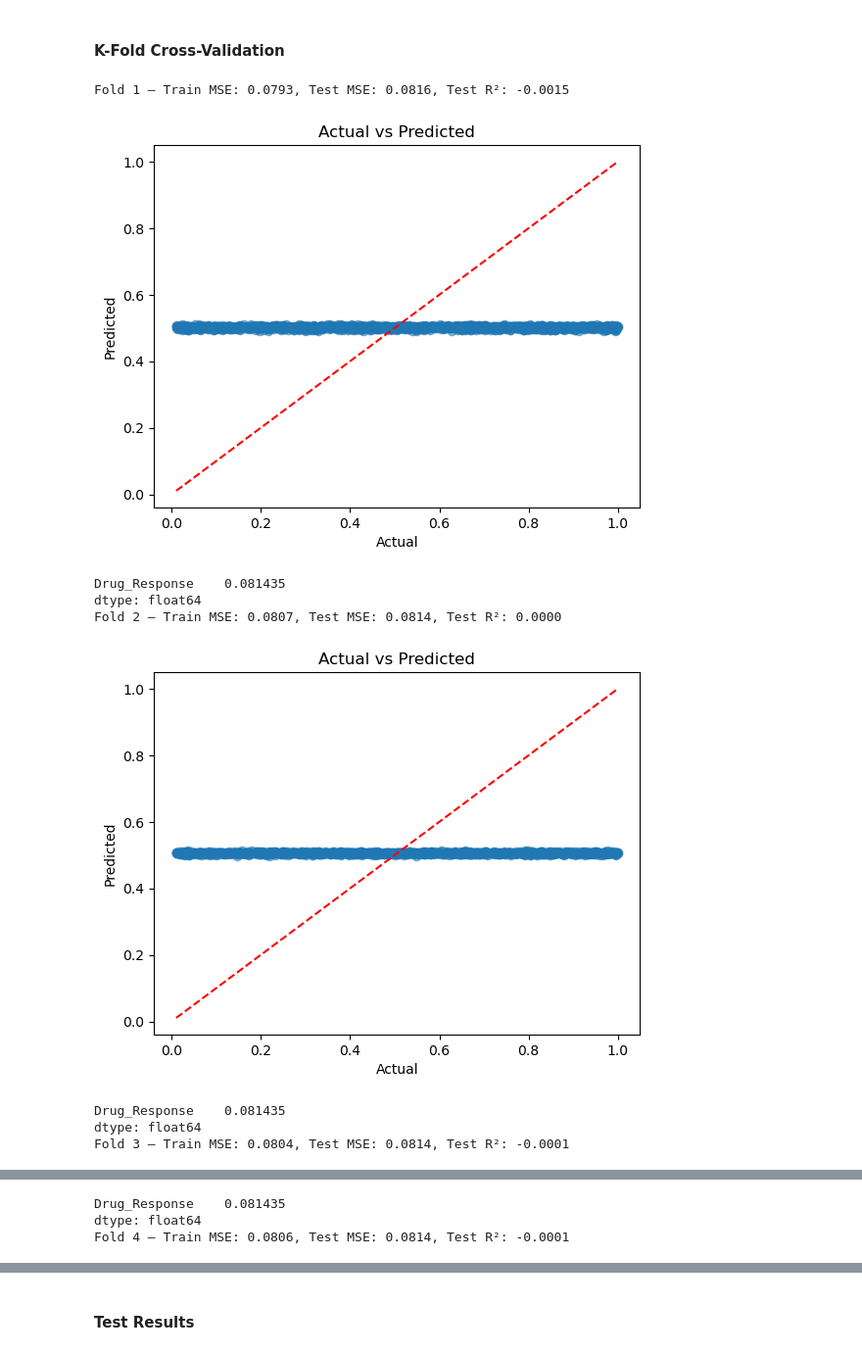
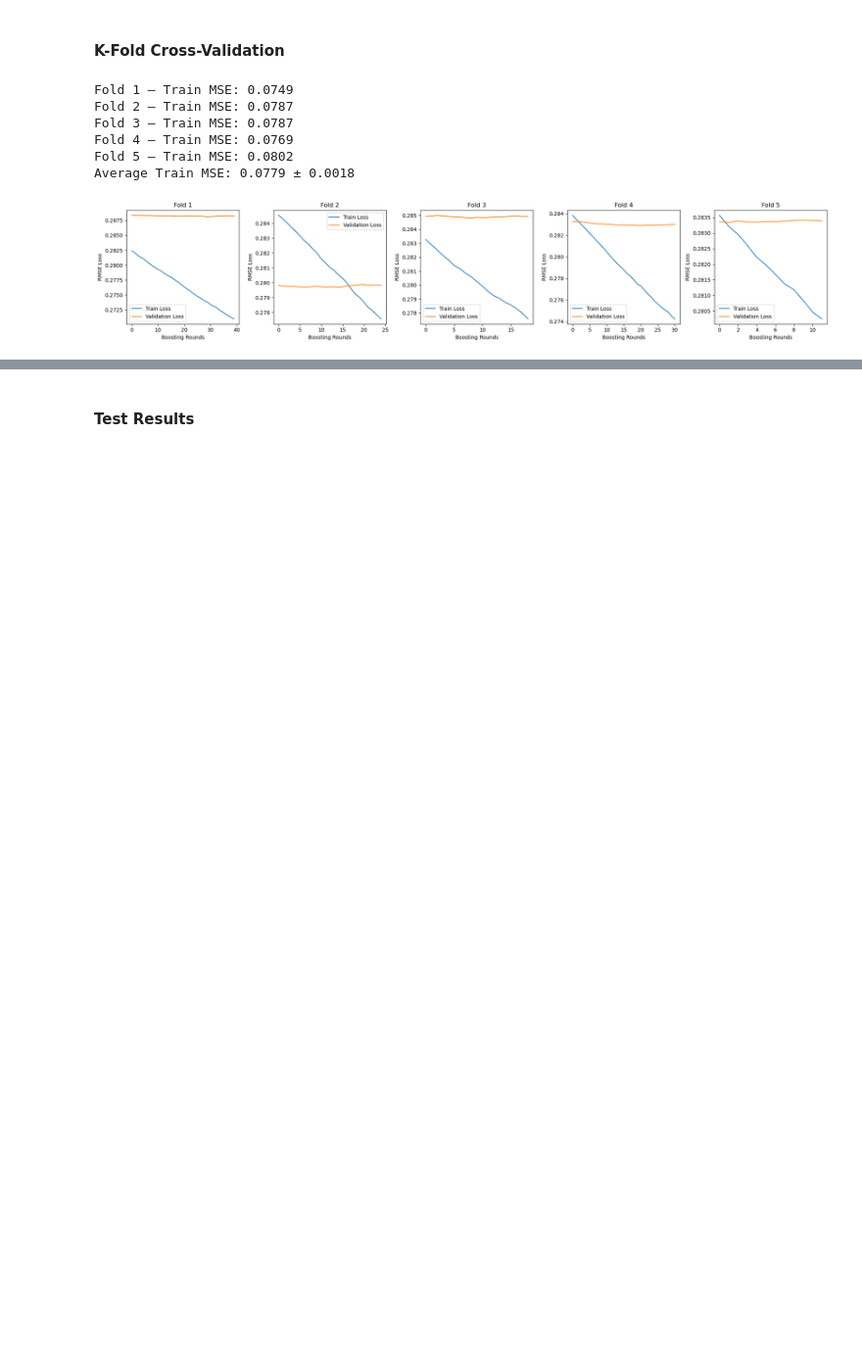
Before and after one commit to riannacampbell/drug_response_project, a Jupyter notebook: rianna_models.ipynb, the cells around one changed output, grey strips where cells are left out. Shown at 98% size. Saved outputs shown, nothing was run; the diff lists cells and outputs as text; code cells hidden in the pictures; blank space fills up the shorter version.

Commit message:
moved test cell, added feature importances

```diff
--- a/rianna_models.ipynb
+++ b/rianna_models.ipynb
@@ -49,9 +50,9 @@ from sklearn.model_selection import RandomizedSearchCV
 from scipy.stats import uniform, randint
 
 param_dist = {
-    'learning_rate': uniform(0.01, 0.2),
+    'learning_rate': uniform(0.001, 0.2),
     'max_depth': randint(3, 10),
-    'n_estimators': randint(50, 200),
+    'n_estimators': randint(50, 400),
     'subsample': uniform(0.6, 0.4),
     'colsample_bytree': uniform(0.6, 0.4),
     'reg_alpha': [0, 0.1, 0.5], # L1 regularization
@@ -85,58 +86,44 @@ Best hyperparameters found: {'colsample_bytree': np.float64(0.7801997007878172),
 kf = KFold(n_splits=5, shuffle=True, random_state=42)
 
 train_mse_scores = []
-test_mse_scores = []
-test_r2_scores = []
 eval_scores = []
 
 for fold, (train_idx, val_idx) in enumerate(kf.split(X_train)):
     X_train_in, X_val = X_train.iloc[train_idx], X_train.iloc[val_idx]
     y_train_in, y_val = y_train.iloc[train_idx], y_train.iloc[val_idx]
 
     xgb_model = XGBRegressor(
         **best_params,
         random_state=42,
         eval_metric="rmse",
         early_stopping_rounds=10,
         n_jobs=-1
     )
 
     xgb_model.fit(
         X_train_in,
         y_train_in,
-        eval_set=[(X_train_in, y_train_in), (X_val, y_val)],
+        eval_set= [(X_train_in, y_train_in), (X_val, y_val)], #[(X_val, y_val)],
         verbose=False,
     )
 
     evals_result = xgb_model.evals_result()
     eval_scores.append(evals_result)
 
     y_train_pred = xgb_model.predict(X_train_in)
     train_mse = mean_squared_error(y_train_in, y_train_pred)
     train_mse_scores.append(train_mse)
 
-    y_test_pred = xgb_model.predict(X_test)
-    test_mse = mean_squared_error(y_test, y_test_pred)
-    test_mse_scores.append(test_mse)
-    test_r2 = r2_score(y_test, y_test_pred)
-    test_r2_scores.append(test_r2)
-
-    print(f"Fold {fold + 1} — Train MSE: {train_mse:.4f}, Test MSE: {test_mse:.4f}, Test R²: {test_r2:.4f}")
-    plot_actual_vs_predicted(y_test, y_test_pred)
-    print(np.var(y_test))
+    print(f"Fold {fold + 1} — Train MSE: {train_mse:.4f}")
 
 plot_train_val_losses(eval_scores)
 
 print(f"Average Train MSE: {np.mean(train_mse_scores):.4f} ± {np.std(train_mse_scores):.4f}")
-print(f"Average Test MSE: {np.mean(test_mse_scores):.4f} ± {np.std(test_mse_scores):.4f}")
-print(f"Average Test R²: {np.mean(test_r2_scores):.4f} ± {np.std(test_r2_scores):.4f}")
 # %% [output]
-Fold 1 — Train MSE: 0.0793, Test MSE: 0.0816, Test R²: -0.0015
+Fold 1 — Train MSE: 0.0749
+Fold 2 — Train MSE: 0.0787
+Fold 3 — Train MSE: 0.0787
+Fold 4 — Train MSE: 0.0769
+Fold 5 — Train MSE: 0.0802
+Average Train MSE: 0.0779 ± 0.0018
-[figure, old version]
+[figure, new version]
-Drug_Response    0.081435
-dtype: float64
-Fold 2 — Train MSE: 0.0807, Test MSE: 0.0814, Test R²: 0.0000
-[figure, removed]
-Drug_Response    0.081435
-dtype: float64
-Fold 3 — Train MSE: 0.0804, Test MSE: 0.0814, Test R²: -0.0001
@@ -144,3 +129,0 @@ Fold 3 — Train MSE: 0.0804, Test MSE: 0.0814, Test R²: -0.0001
-Drug_Response    0.081435
-dtype: float64
-Fold 4 — Train MSE: 0.0806, Test MSE: 0.0814, Test R²: -0.0001
```
Also changed, not shown: parts of 6 cells of this notebook, 1 other file.
